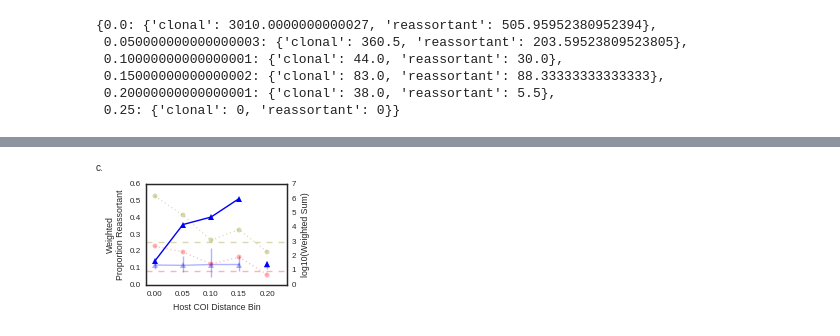
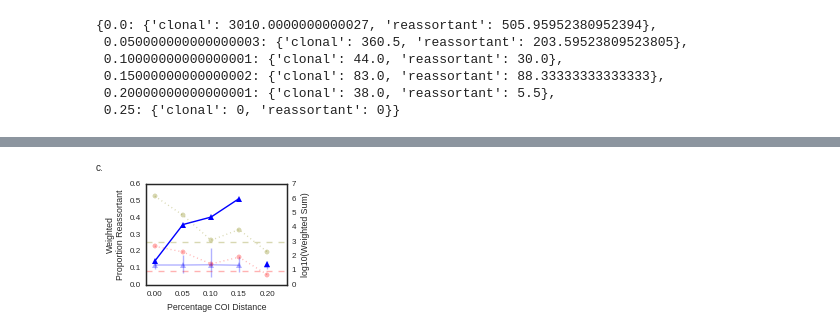
Before and after one commit to ericmjl/influenza-global-reassortment, a Jupyter notebook: Make Figure - Proportion Reassortant.ipynb, the cells around one changed output, grey strips where cells are left out. Drawn from its saved outputs; the diff is of its cells as text; code cells hidden in the pictures.

```diff
--- a/Make Figure - Proportion Reassortant.ipynb
+++ b/Make Figure - Proportion Reassortant.ipynb
@@ -583,17 +630,22 @@ coi_data
 # %%
 # Compute proportion under null: shuffle host COIs
-def null_proportion_reassortant_coi(G):
-    host_cois = [d['coi_sequence'] for n, d in G.nodes(data=True)]
-    shuffle(host_cois)
+def null_proportion_reassortant_coi(G, dist_metric, pds):
+    if dist_metric == 'hamming':
+        trait = 'coi_sequence'
+    if dist_metric == 'evolutionary':
+        trait = 'host_species'
+
+    host_trait = [d[trait] for n, d in G.nodes(data=True)]
+    shuffle(host_trait)
 
     G_shuffled = G.copy()
     for i, (n, d) in enumerate(G_shuffled.nodes(data=True)):
-        G_shuffled.node[n]['coi_sequence'] = host_cois[i]
+        G_shuffled.node[n][trait] = host_trait[i]
 
-    return proportion_reassortant_coi(G_shuffled)
+    return proportion_reassortant_coi(G_shuffled, dist_metric, pds)
 # %%
 start = time()
-results = Parallel(n_jobs=-1)(delayed(null_proportion_reassortant_coi)(G) for i in range(500))
+results = Parallel(n_jobs=-1)(delayed(null_proportion_reassortant_coi)(G, dist_metric='hamming', pds=pds) for i in range(500))
 end = time()
 print(end - start)
 # %% [output]
@@ -725,7 +777,7 @@ null_t.columns = ['Host COI Hamming Distance', 'Proportion Reassortant']
 ## 1 November 2015:
 ## TODO: Rather than plot std*3 or std*5, plot 95% interval from the null.
 ## Use the axes.errorbar API: http://matplotlib.org/api/axes_api.html
-## [ ] DONE
+## [X] DONE
 
 
 
@@ -773,33 +825,37 @@ c_ys = total_counts['Clonal'] + total_counts['Reassortant']
 c_handle = ax2.scatter(x=c_xs,
                        y=c_ys,
                        color='olive',
                        alpha=0.3)
 # Plot the line
 c_ys.plot(color='olive', alpha=0.3, linestyle=':')
 
 # Plot the points version
 r_xs = np.array(total_counts.index)
 r_ys = total_counts['Reassortant']
 r_handle = ax2.scatter(x=r_xs,
                        y=r_ys,
                        color='red',
                        alpha=0.3,
                        label='Reassortant')
 
 # Plot the line version
 r_ys.plot(color='red', alpha=0.3, linestyle=':')
 
-
+# Set axes parameters
 ax.set_xlim(-0.015, 0.235)
 ax.set_ylabel('Weighted\nProportion Reassortant')
 ax2.set_ylabel('log10(Weighted Sum)')
-ax.set_xlabel('Host COI Distance Bin')
+ax.set_xlabel('Percentage COI Distance')
 ax.annotate('c.', xy=(0,1), xycoords='figure fraction', va='top', ha='left')
 
+# Draw the horizontal lines
 ax2.axhline(y=1, color='red', linestyle='--', alpha=0.3)
 ax2.axhline(y=3, color='olive', linestyle='--', alpha=0.3)
 
+# Final adjustments on the plot
 plt.subplots_adjust(left=0.2, right=0.85, bottom=0.2)
+
+# Save figure.
 plt.savefig('figures/Proportion Reassortant COI.pdf')
 # %% [output]
-[figure, old version]
+[figure, new version]
```
Also changed, not shown: parts of 11 cells of this notebook, 23 other files.
